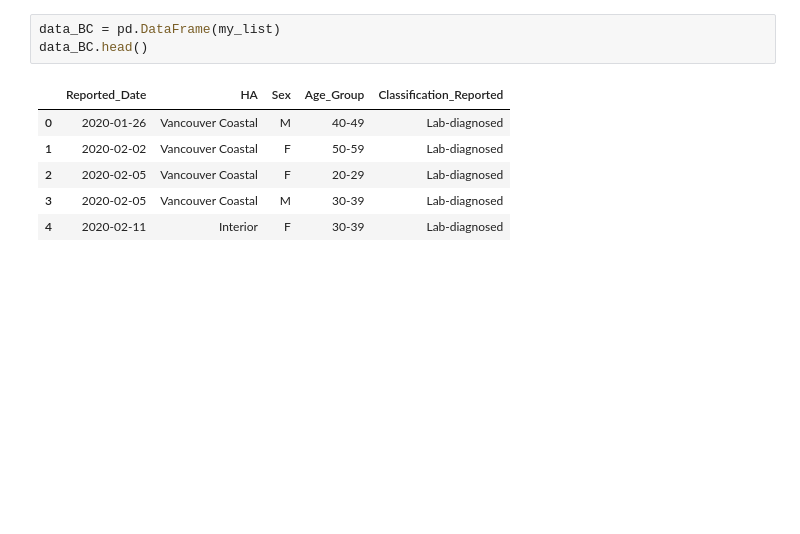
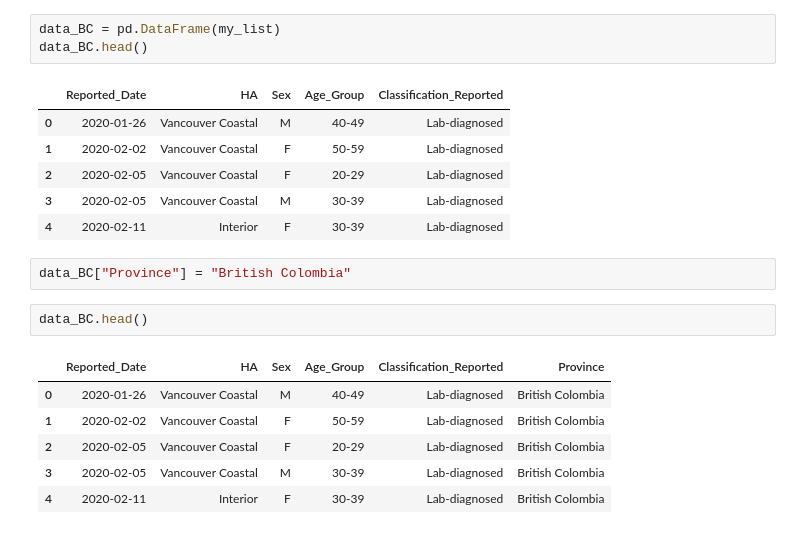
Before and after one commit to ashwinabraham34/Project-2, a Jupyter notebook: data_extract_BC.ipynb, the cells around one changed output. Saved outputs shown, nothing was run; the diff lists cells and outputs as text; blank space fills up the shorter version.

Commit message:
all 3 data

```diff
--- a/data_extract_BC.ipynb
+++ b/data_extract_BC.ipynb
@@ -38,3 +38,14 @@ data_BC.head()
 | 2 | 2020-02-05 | Vancouver Coastal | F | 20-29 | Lab-diagnosed |
 | 3 | 2020-02-05 | Vancouver Coastal | M | 30-39 | Lab-diagnosed |
 | 4 | 2020-02-11 | Interior | F | 30-39 | Lab-diagnosed |
+# %%
+data_BC["Province"] = "British Colombia"
+# %%
+data_BC.head()
+# %% [output]
+|  | Reported_Date | HA | Sex | Age_Group | Classification_Reported | Province |
+| 0 | 2020-01-26 | Vancouver Coastal | M | 40-49 | Lab-diagnosed | British Colombia |
+| 1 | 2020-02-02 | Vancouver Coastal | F | 50-59 | Lab-diagnosed | British Colombia |
+| 2 | 2020-02-05 | Vancouver Coastal | F | 20-29 | Lab-diagnosed | British Colombia |
+| 3 | 2020-02-05 | Vancouver Coastal | M | 30-39 | Lab-diagnosed | British Colombia |
+| 4 | 2020-02-11 | Interior | F | 30-39 | Lab-diagnosed | British Colombia |
```
Also changed, not shown: parts of 1 cell of this notebook, 6 other files.
